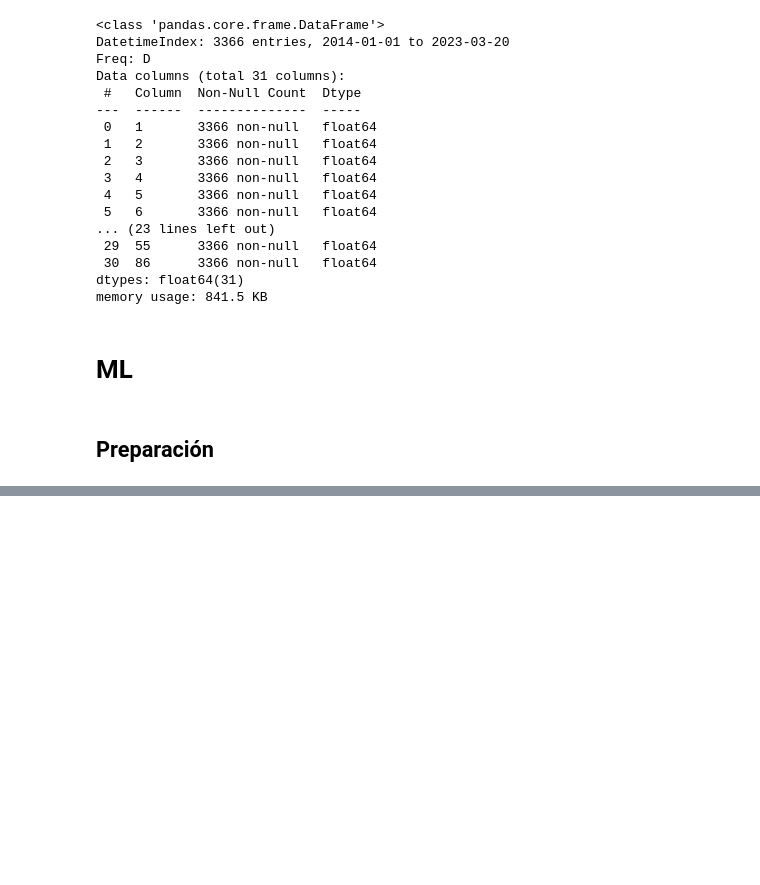
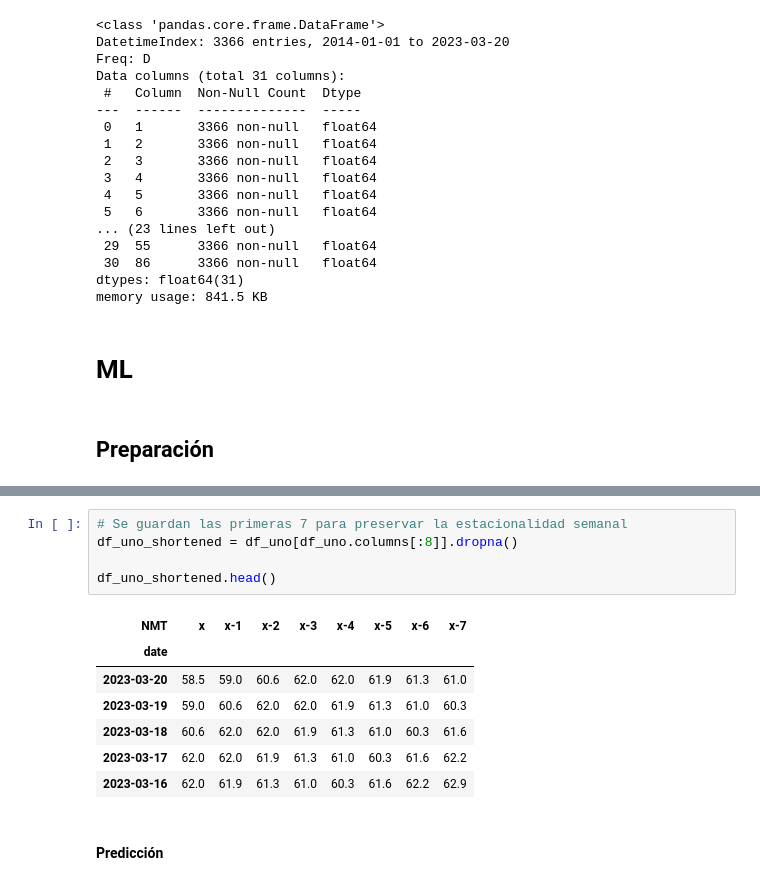
Before and after one commit to RogerPerello/Contaminacion_acustica, a Jupyter notebook: src/acoustics_days_ml.ipynb, the cells around one changed output, grey strips where cells are left out. Drawn from its saved outputs; the diff is of its cells as text; blank space fills up the shorter version.

```diff
--- a/src/acoustics_days_ml.ipynb
+++ b/src/acoustics_days_ml.ipynb
@@ -473,0 +291,15 @@ for i in range(10):
+# %%
+# Se guardan las primeras 7 para preservar la estacionalidad semanal
+df_uno_shortened = df_uno[df_uno.columns[:8]].dropna()
+
+df_uno_shortened.head()
+# %% [output]
+| NMT | x | x-1 | x-2 | x-3 | x-4 | x-5 | x-6 | x-7 |
+| date |  |  |  |  |  |  |  |  |
+| 2023-03-20 | 58.5 | 59.0 | 60.6 | 62.0 | 62.0 | 61.9 | 61.3 | 61.0 |
+| 2023-03-19 | 59.0 | 60.6 | 62.0 | 62.0 | 61.9 | 61.3 | 61.0 | 60.3 |
+| 2023-03-18 | 60.6 | 62.0 | 62.0 | 61.9 | 61.3 | 61.0 | 60.3 | 61.6 |
+| 2023-03-17 | 62.0 | 62.0 | 61.9 | 61.3 | 61.0 | 60.3 | 61.6 | 62.2 |
+| 2023-03-16 | 62.0 | 61.9 | 61.3 | 61.0 | 60.3 | 61.6 | 62.2 | 62.9 |
+# %% [markdown]
+#### Predicción
```
Also changed, not shown: parts of 35 cells of this notebook, 1 other file.
